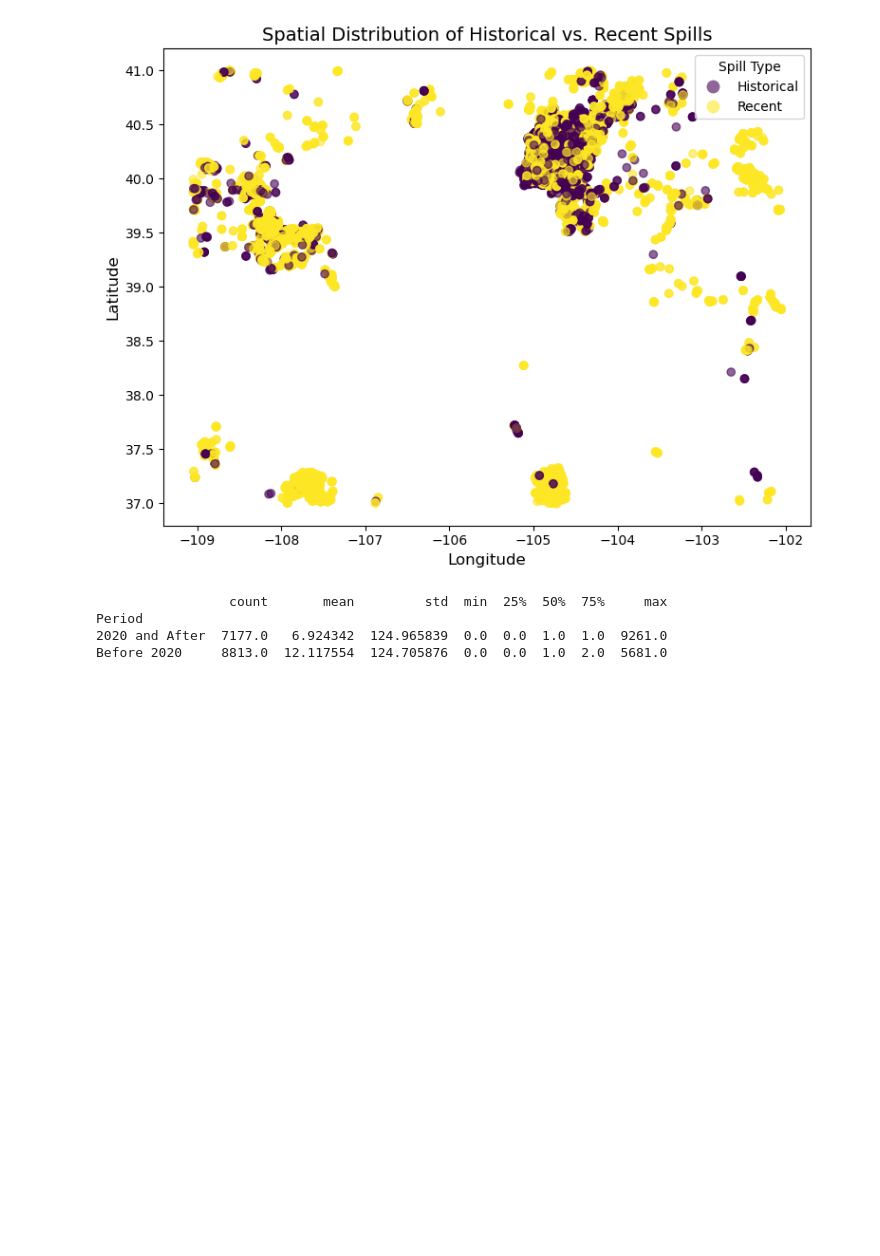
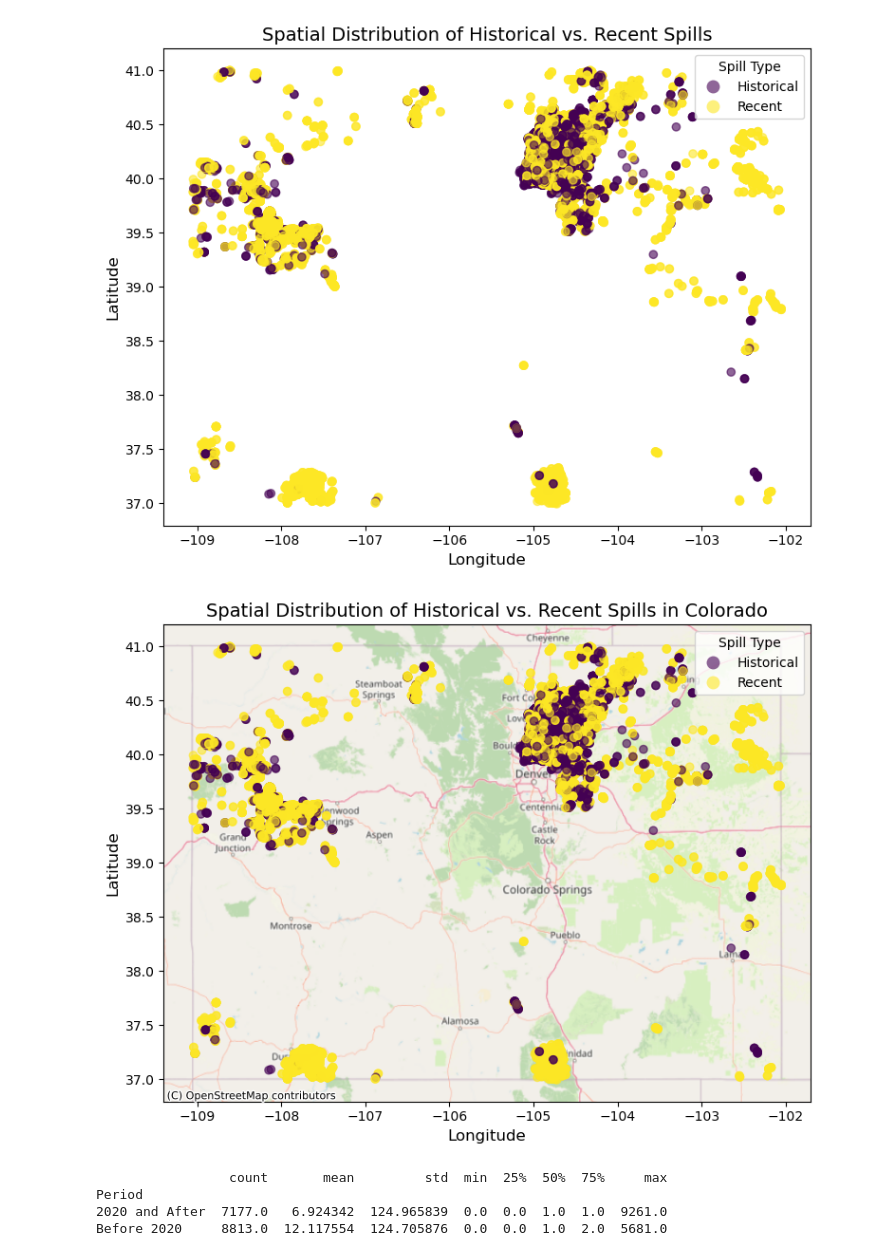
Before and after one commit to dadams-AU/colorado_spills, a Jupyter notebook: analysis/analysis5.ipynb, the cells around one changed output. Saved outputs shown, nothing was run; the diff lists cells and outputs as text; code cells hidden in the pictures; blank space fills up the shorter version.

Commit message:
output for nurun and a new colorado map

```diff
--- a/analysis/analysis5.ipynb
+++ b/analysis/analysis5.ipynb
@@ -52,0 +44,13 @@ Recent      10678.0   3.964506   46.997749  0.0  0.0  1.0  2.0  2232.0
+# %%
+# Compare Reporting Delay
+report_delay_summary = spills_gdf.groupby('Spill Type')['Report Delay (Days)'].describe()
+print(report_delay_summary)
+
+# Ensure the output directory exists
+output_dir = 'analysis/output'
+os.makedirs(output_dir, exist_ok=True)
+
+# Save the report delay summary to a markdown file
+with open(os.path.join(output_dir, 'report_delay_summary.md'), 'w') as f:
+    f.write("# Report Delay Summary\n\n")
+    f.write(report_delay_summary.to_markdown())
@@ -138,6 +113,72 @@ plt.tight_layout()
 plt.show()
 # %% [output]
 [figure]
+# %%
+import matplotlib.pyplot as plt
+import contextily as ctx
+import numpy as np
+
+# Use your ORIGINAL plot code exactly as it is, just adding the basemap at the end
+# This ensures all your data points, colors and categories remain intact
+
+# Starting with your original code:
+fig, ax = plt.subplots(figsize=(10, 6))
+
+# Plot the GeoDataFrame with optimizations - YOUR ORIGINAL PLOTTING CODE
+spills_gdf.plot(
+    ax=ax,
+    marker='o',
+    alpha=0.6,  # Adjust transparency for better visibility
+    column='Spill Type',
+    legend=True,
+    legend_kwds={'title': "Spill Type"},  # Correctly specify the legend title
+    cmap='viridis'  # Use a colormap for better visual distinction
+)
+
+# Set plot title and labels
+ax.set_title('Spatial Distribution of Historical vs. Recent Spills in Colorado', fontsize=14)
+ax.set_xlabel('Longitude', fontsize=12)
+ax.set_ylabel('Latitude', fontsize=12)
+
+# Store the current axis limits to restore them after adding basemap
+xlim = ax.get_xlim()
+ylim = ax.get_ylim()
+
+# Before adding the basemap, convert the axes coordinates to Web Mercator
+# This is a crucial step that lets us keep your original points exactly as they are
+from pyproj import Transformer
+
+# Create transformer from lat/lon to Web Mercator
+transformer = Transformer.from_crs("EPSG:4326", "EPSG:3857", always_xy=True)
+
+# Transform the limits
+west, south = transformer.transform(xlim[0], ylim[0])
+east, north = transformer.transform(xlim[1], ylim[1])
+
+# Add the basemap - this will be UNDER your existing points
+ctx.add_basemap(
+    ax,
+    crs=spills_gdf.crs,
+    source=ctx.providers.OpenStreetMap.Mapnik,
+    zoom="auto"
+)
+
+# Restore original axis limits
+ax.set_xlim(xlim)
+ax.set_ylim(ylim)
+
+# Improve layout
+plt.tight_layout()
+
+# Save the plot to the analysis/output directory
+output_dir = 'analysis/output'
+os.makedirs(output_dir, exist_ok=True)
+plt.savefig(f'{output_dir}/spatial_distribution_spills.png')
+
+# Show the plot
+plt.show()
+# %% [output]
+[figure, added]
 # %%
 # Add a column to indicate whether the spill occurred before or after 2020
 spills_gdf['Period'] = spills_gdf['Report Year'].apply(lambda x: 'Before 2020' if x < 2020 else '2020 and After')
```
Also changed, not shown: parts of 12 cells of this notebook, 13 other files.
